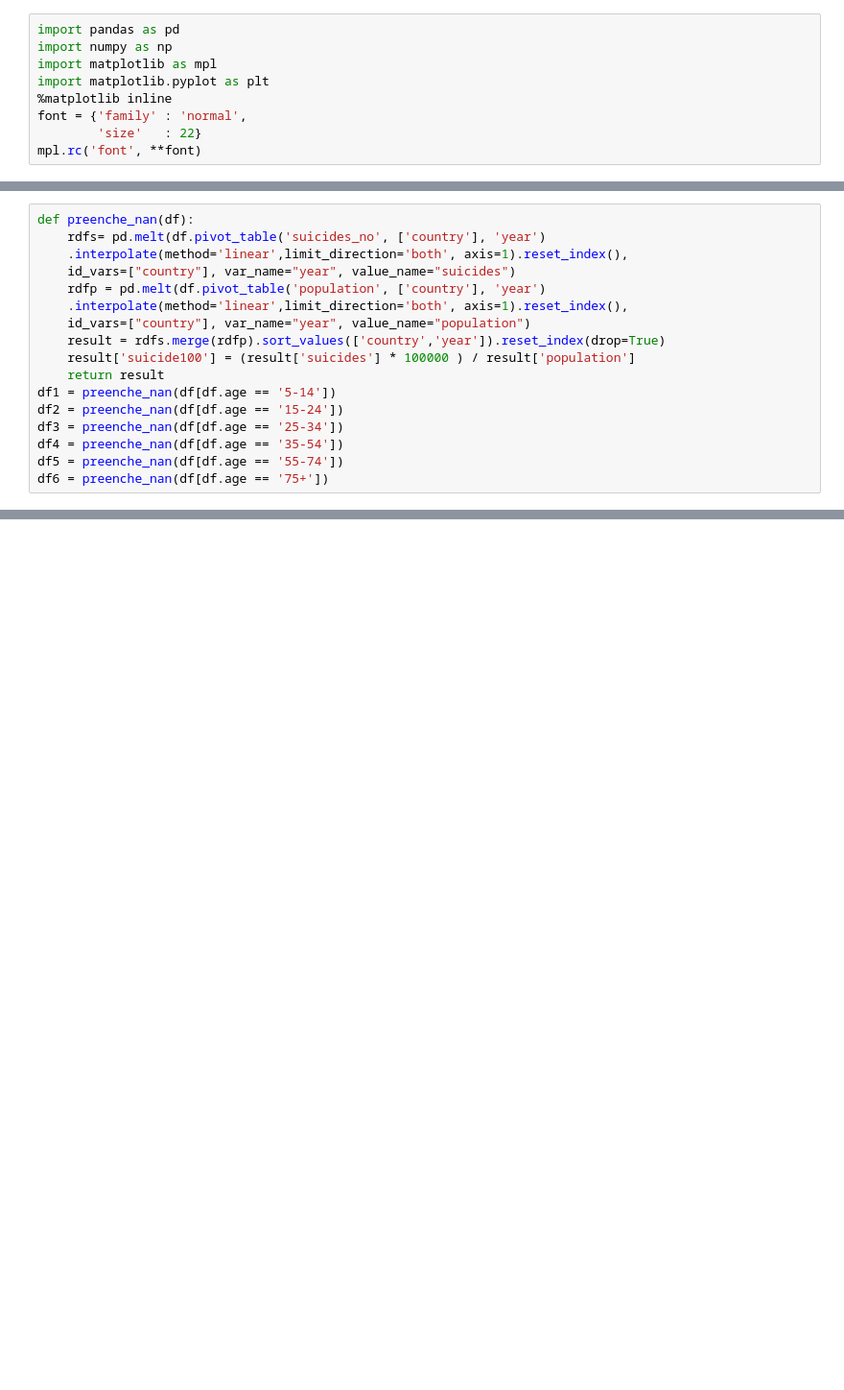
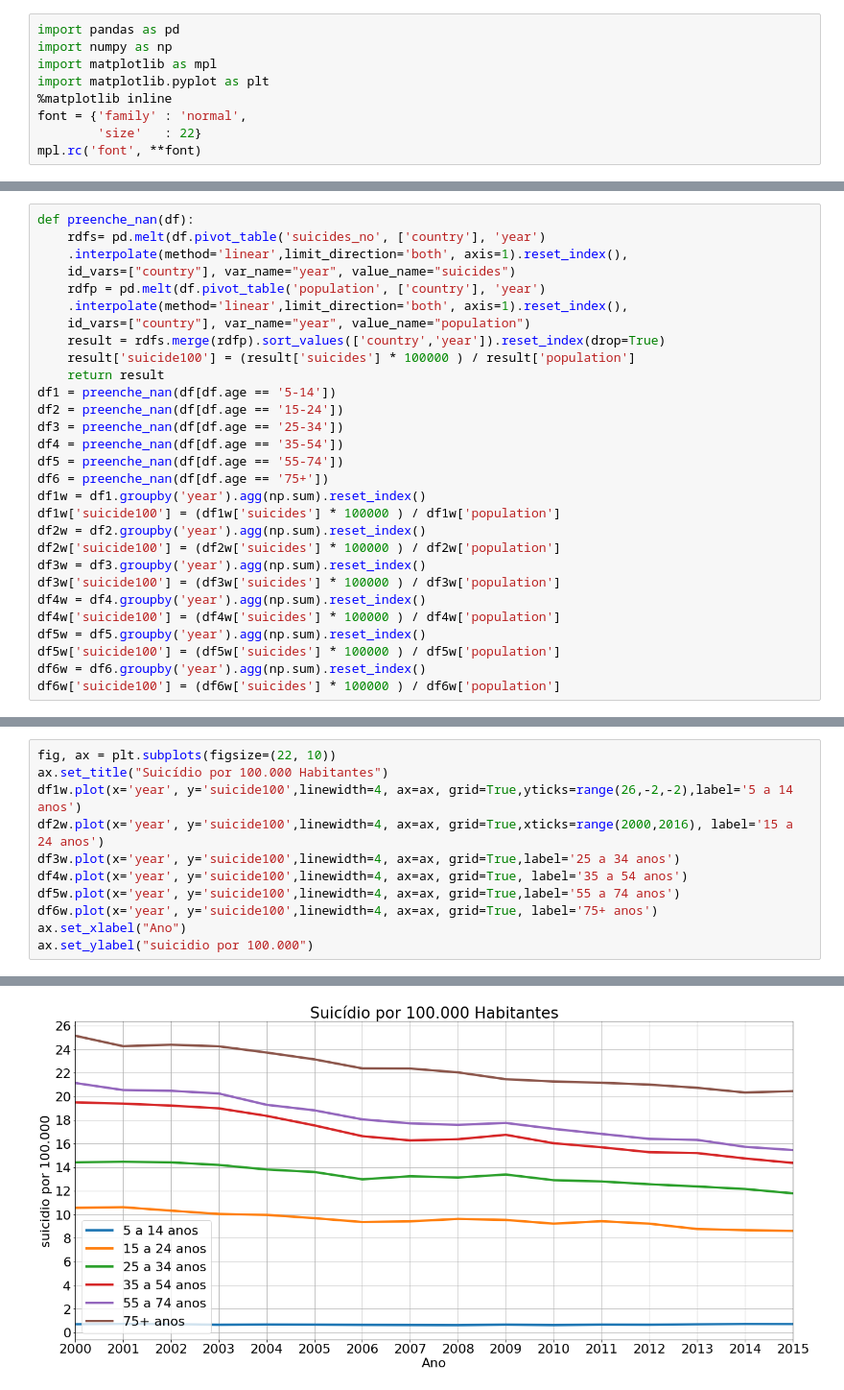
Before and after one commit to nicolas-sss/lp-project-hlnn-20191, a Jupyter notebook: suicidio_faixa_etaria.ipynb, the cells around one changed output, grey strips where cells are left out. Shown at 96% size. Cells and saved outputs as stored; diff of their text form; blank space fills up the shorter version.

```diff
--- a/suicidio_faixa_etaria.ipynb
+++ b/suicidio_faixa_etaria.ipynb
@@ -60,3 +59,15 @@ df3 = preenche_nan(df[df.age == '25-34'])
 df4 = preenche_nan(df[df.age == '35-54'])
 df5 = preenche_nan(df[df.age == '55-74'])
 df6 = preenche_nan(df[df.age == '75+'])
+df1w = df1.groupby('year').agg(np.sum).reset_index()
+df1w['suicide100'] = (df1w['suicides'] * 100000 ) / df1w['population']
+df2w = df2.groupby('year').agg(np.sum).reset_index()
+df2w['suicide100'] = (df2w['suicides'] * 100000 ) / df2w['population']
+df3w = df3.groupby('year').agg(np.sum).reset_index()
+df3w['suicide100'] = (df3w['suicides'] * 100000 ) / df3w['population']
+df4w = df4.groupby('year').agg(np.sum).reset_index()
+df4w['suicide100'] = (df4w['suicides'] * 100000 ) / df4w['population']
+df5w = df5.groupby('year').agg(np.sum).reset_index()
+df5w['suicide100'] = (df5w['suicides'] * 100000 ) / df5w['population']
+df6w = df6.groupby('year').agg(np.sum).reset_index()
+df6w['suicide100'] = (df6w['suicides'] * 100000 ) / df6w['population']
@@ -101,0 +94,12 @@ df6 = preenche_nan(df[df.age == '75+'])
+# %%
+fig, ax = plt.subplots(figsize=(22, 10))
+ax.set_title("Suicídio por 100.000 Habitantes")
+df1w.plot(x='year', y='suicide100',linewidth=4, ax=ax, grid=True,yticks=range(26,-2,-2),label='5 a 14 anos')
+df2w.plot(x='year', y='suicide100',linewidth=4, ax=ax, grid=True,xticks=range(2000,2016), label='15 a 24 anos')
+df3w.plot(x='year', y='suicide100',linewidth=4, ax=ax, grid=True,label='25 a 34 anos')
+df4w.plot(x='year', y='suicide100',linewidth=4, ax=ax, grid=True, label='35 a 54 anos')
+df5w.plot(x='year', y='suicide100',linewidth=4, ax=ax, grid=True,label='55 a 74 anos')
+df6w.plot(x='year', y='suicide100',linewidth=4, ax=ax, grid=True, label='75+ anos')
+ax.set_xlabel("Ano")
+ax.set_ylabel("suicidio por 100.000")
+# %% [output]
@@ -101,0 +107 @@ df6 = preenche_nan(df[df.age == '75+'])
+[figure, added]
```
Also changed, not shown: parts of 5 cells of this notebook.
